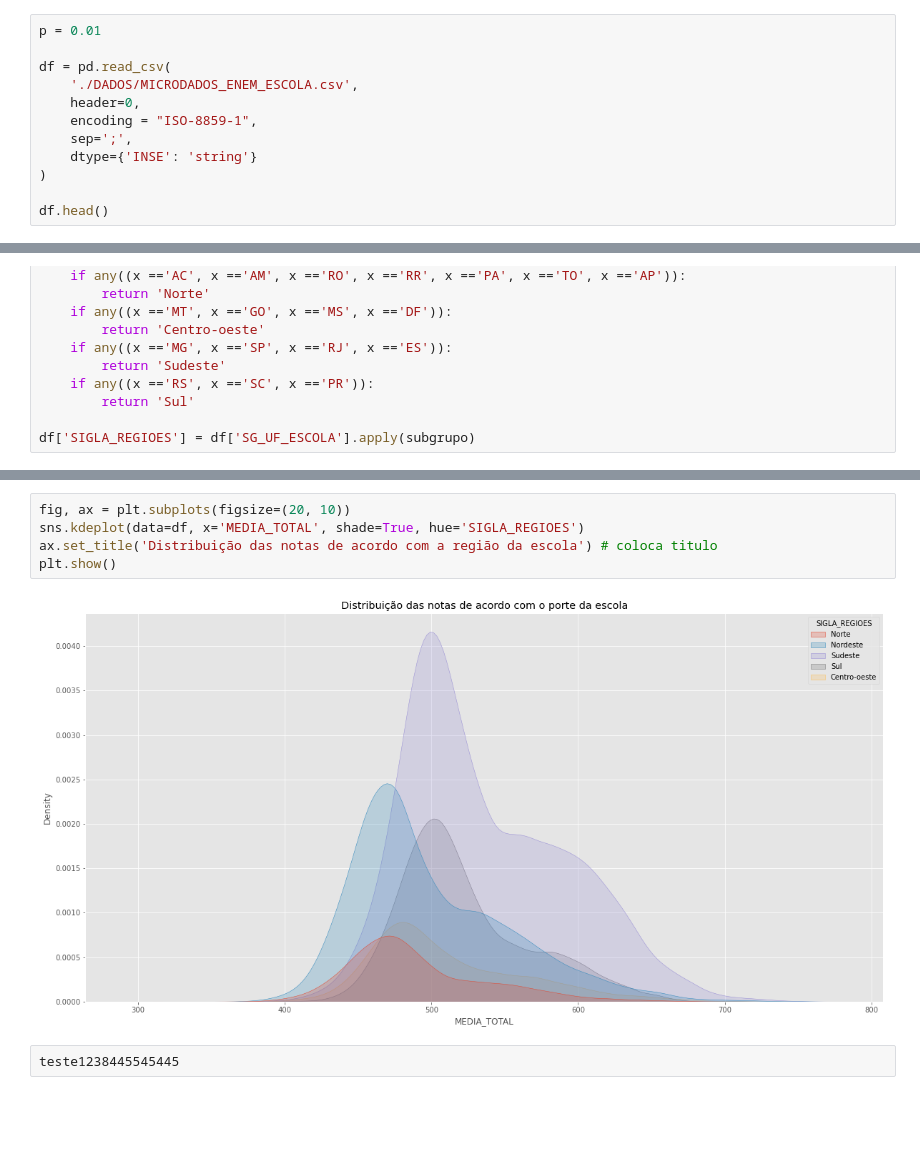
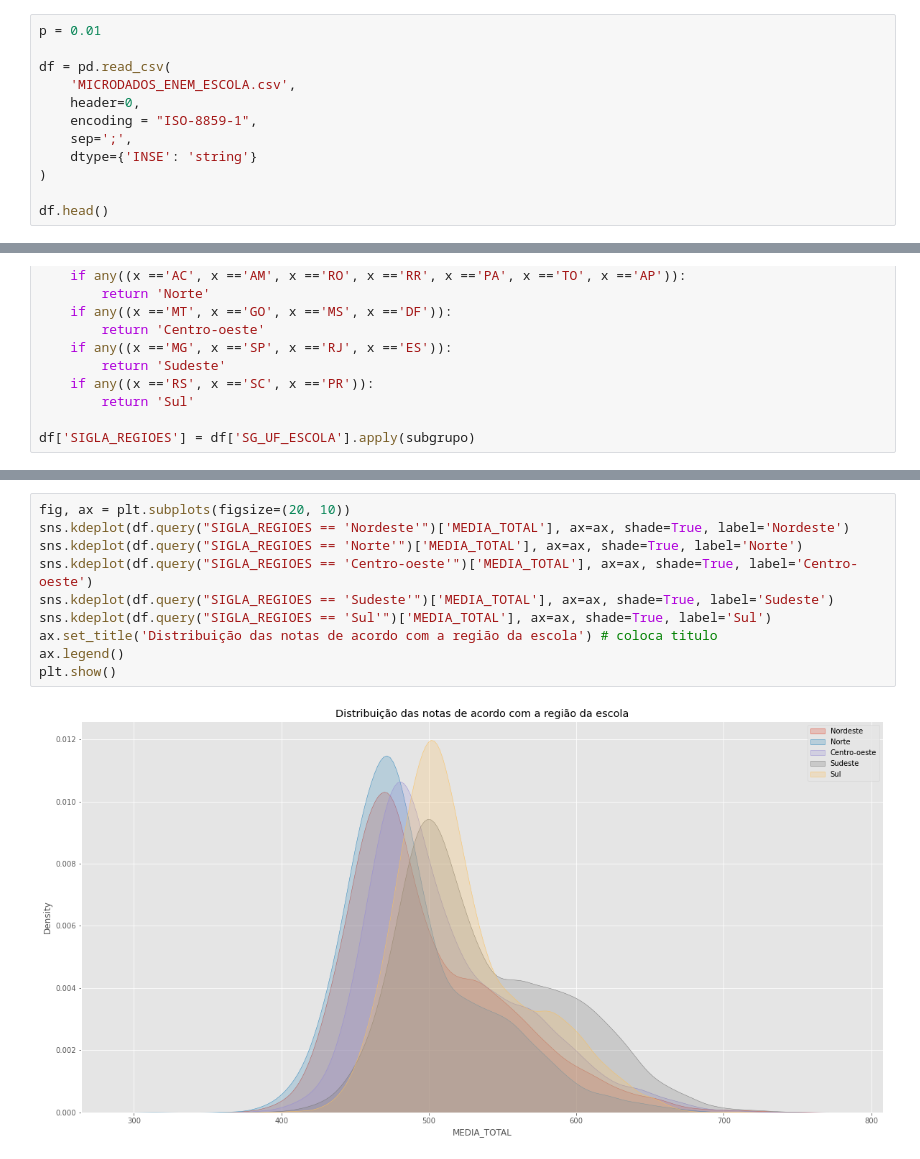
Before and after one commit to osbrabos/dataviz-enem, a Jupyter notebook: school-analysis.ipynb, the cells around one changed output, grey strips where cells are left out. Cells and saved outputs as stored; diff of their text form; blank space fills up the shorter version.

```diff
--- a/school-analysis.ipynb
+++ b/school-analysis.ipynb
@@ -9,7 +9,7 @@ plt.style.use('ggplot')
 p = 0.01
 
 df = pd.read_csv(
-    './DADOS/MICRODADOS_ENEM_ESCOLA.csv',
+    'MICRODADOS_ENEM_ESCOLA.csv',
     header=0,
     encoding = "ISO-8859-1",
     sep=';',
@@ -217,9 +225,12 @@ plt.show()
 # %%
 fig, ax = plt.subplots(figsize=(20, 10))
-sns.kdeplot(data=df, x='MEDIA_TOTAL', shade=True, hue='SIGLA_REGIOES')
+sns.kdeplot(df.query("SIGLA_REGIOES == 'Nordeste'")['MEDIA_TOTAL'], ax=ax, shade=True, label='Nordeste')
+sns.kdeplot(df.query("SIGLA_REGIOES == 'Norte'")['MEDIA_TOTAL'], ax=ax, shade=True, label='Norte')
+sns.kdeplot(df.query("SIGLA_REGIOES == 'Centro-oeste'")['MEDIA_TOTAL'], ax=ax, shade=True, label='Centro-oeste')
+sns.kdeplot(df.query("SIGLA_REGIOES == 'Sudeste'")['MEDIA_TOTAL'], ax=ax, shade=True, label='Sudeste')
+sns.kdeplot(df.query("SIGLA_REGIOES == 'Sul'")['MEDIA_TOTAL'], ax=ax, shade=True, label='Sul')
 ax.set_title('Distribuição das notas de acordo com a região da escola') # coloca titulo
+ax.legend()
 plt.show()
 # %% [output]
-[figure, old version]
+[figure, new version]
-# %%
-teste1238445545445
```
Also changed, not shown: parts of 6 cells of this notebook.
